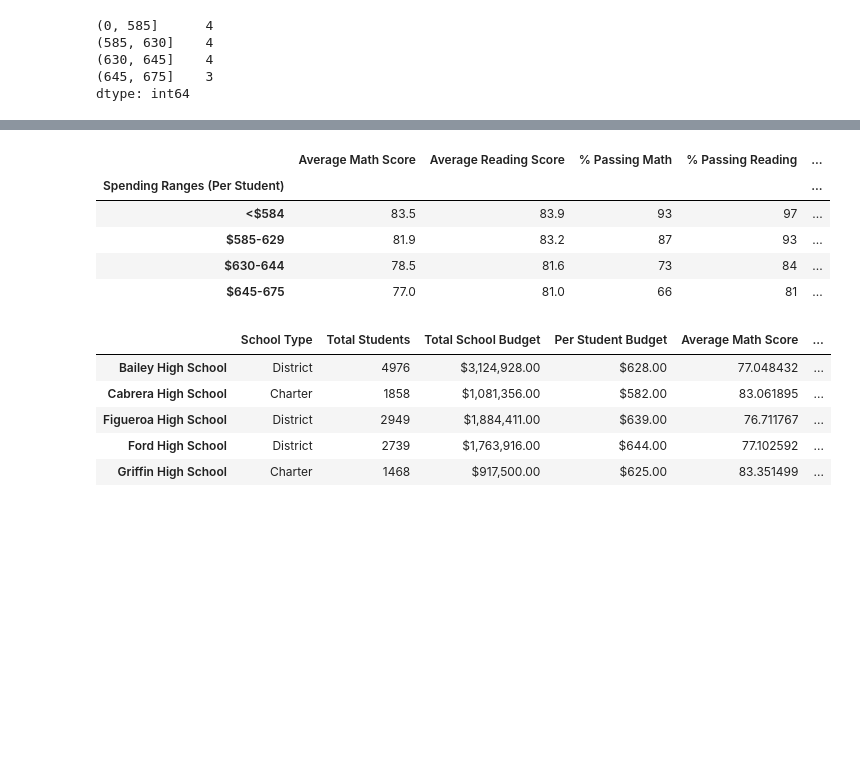
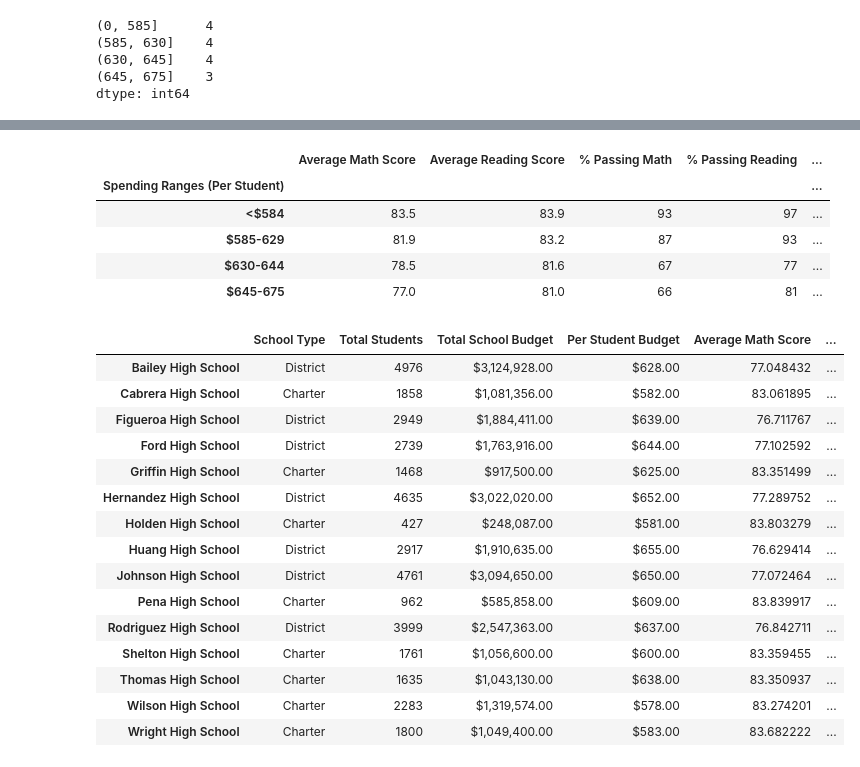
Before and after one commit to AleeAlette1/School_District_Analysis, a Jupyter notebook: PyCitySchools_Challenge.ipynb, the cells around one changed output, grey strips where cells are left out. Drawn from its saved outputs; the diff is of its cells as text; code cells hidden in the pictures; blank space fills up the shorter version.

Commit message:
Uploading PyCitySchools_Challenge and READme file.

```diff
--- a/PyCitySchools.ipynb
+++ b/PyCitySchools_Challenge.ipynb
@@ -751,6 +784,8 @@ dtype: float64
 # %%
 #Calculate the students who passed both math and reading.
-per_passing_math_reading = school_data_complete_df[(school_data_complete_df["math_score"] >= 70) & (school_data_complete_df["reading_score"] >= 70)]
+per_passing_math_reading = school_data_complete_df[
+    (school_data_complete_df["math_score"] >= 70)
+    & (school_data_complete_df["reading_score"] >= 70)]
 
 per_passing_math_reading.head()
 # %% [output]
@@ -763,6 +798,7 @@ per_passing_math_reading.head()
 # %%
-#Calculate the number of students who passed both math and reading.
-per_passing_math_reading = per_passing_math_reading.groupby(["school_name"]).count()["student_name"]
+# Calculate the number of students who passed both math and reading.
+per_passing_math_reading = per_passing_math_reading.groupby(["school_name"]).count()[
+    "student_name"]
 # %%
 #Calculate the overall passing percentage.
 per_overall_passing_percentage = per_passing_math_reading / per_school_counts * 100
@@ -808,9 +827,13 @@ per_school_summary_df.head()
 | Griffin High School | Charter | 1468 | 917500 | 625.0 | 83.351499 | ... |
 # %%
 #Format the Total School Budget and the Per Student Budget columns.
-per_school_summary_df["Total School Budget"] = per_school_summary_df["Total School Budget"].map("${:,.2f}".format)
+per_school_summary_df["Total School Budget"] = per_school_summary_df[
+    "Total School Budget"
+].map("${:,.2f}".format)
 
-per_school_summary_df["Per Student Budget"] = per_school_summary_df["Per Student Budget"].map("${:,.2f}".format)
+per_school_summary_df["Per Student Budget"] = per_school_summary_df[
+    "Per Student Budget"
+].map("${:,.2f}".format)
 
 
 #Display the data frame
@@ -822,3 +845,21 @@ per_school_summary_df.head()
 | Figueroa High School | District | 2949 | $1,884,411.00 | $639.00 | 76.711767 | ... |
 | Ford High School | District | 2739 | $1,763,916.00 | $644.00 | 77.102592 | ... |
 | Griffin High School | Charter | 1468 | $917,500.00 | $625.00 | 83.351499 | ... |
+# %%
+#Reorder the columns in the order you want them to appear.
+new_column_order = [
+    "School Type",
+    "Total Students",
+    "Total School Budget",
+    "Per Student Budget",
+    "Average Math Score",
+    "Average Reading Score",
+    "% Passing Math",
+    "% Passing Reading",
+    "% Overall Passing",]
+
+#Assign district summary df the new column order.
+per_school_summary_df = per_school_summary_df[new_column_order]
+per_school_summary_df
+
+#per_school_summary_df.loc["Thomas High School", :]
@@ -1266,15 +1205,25 @@ spending_summary_df
 | $645-675 | 76.997210 | 81.027843 | 66.164813 | 81.133951 | ... |
 # %%
 #Formatting
-spending_summary_df["Average Math Score"] = spending_summary_df["Average Math Score"].map("{:.1f}".format)
+spending_summary_df["Average Math Score"] = spending_summary_df[
+    "Average Math Score"
+].map("{:.1f}".format)
 
-spending_summary_df["Average Reading Score"] = spending_summary_df["Average Reading Score"].map("{:.1f}".format)
+spending_summary_df["Average Reading Score"] = spending_summary_df[
+    "Average Reading Score"
+].map("{:.1f}".format)
 
-spending_summary_df["% Passing Math"] = spending_summary_df["% Passing Math"].map("{:.0f}".format)
+spending_summary_df["% Passing Math"] = spending_summary_df["% Passing Math"].map(
+    "{:.0f}".format
+)
 
-spending_summary_df["% Passing Reading"] = spending_summary_df["% Passing Reading"].map("{:.0f}".format)
+spending_summary_df["% Passing Reading"] = spending_summary_df["% Passing Reading"].map(
+    "{:.0f}".format
+)
 
-spending_summary_df["% Overall Passing"] = spending_summary_df["% Overall Passing"].map("{:.0f}".format)
+spending_summary_df["% Overall Passing"] = spending_summary_df["% Overall Passing"].map(
+    "{:.0f}".format
+)
 
 spending_summary_df
 # %% [output]
@@ -1282,6 +1231,6 @@ spending_summary_df
 | Spending Ranges (Per Student) |  |  |  |  | ... |
 | <$584 | 83.5 | 83.9 | 93 | 97 | ... |
 | $585-629 | 81.9 | 83.2 | 87 | 93 | ... |
-| $630-644 | 78.5 | 81.6 | 73 | 84 | ... |
+| $630-644 | 78.5 | 81.6 | 67 | 77 | ... |
 | $645-675 | 77.0 | 81.0 | 66 | 81 | ... |
 # %%
@@ -1291,14 +1240,24 @@ group_names = ["Small (<1000)", "Medium (1000-2000)", "Large (2000-5000)"]
 # %%
 #Categorize spending based on the bins.
 per_school_summary_df["School Size"] = pd.cut(per_school_summary_df["Total Students"], size_bins, labels=group_names)
 
-per_school_summary_df.head()
+per_school_summary_df
 # %% [output]
 |  | School Type | Total Students | Total School Budget | Per Student Budget | Average Math Score | ... |
 | Bailey High School | District | 4976 | $3,124,928.00 | $628.00 | 77.048432 | ... |
 | Cabrera High School | Charter | 1858 | $1,081,356.00 | $582.00 | 83.061895 | ... |
 | Figueroa High School | District | 2949 | $1,884,411.00 | $639.00 | 76.711767 | ... |
 | Ford High School | District | 2739 | $1,763,916.00 | $644.00 | 77.102592 | ... |
 | Griffin High School | Charter | 1468 | $917,500.00 | $625.00 | 83.351499 | ... |
+| Hernandez High School | District | 4635 | $3,022,020.00 | $652.00 | 77.289752 | ... |
+| Holden High School | Charter | 427 | $248,087.00 | $581.00 | 83.803279 | ... |
+| Huang High School | District | 2917 | $1,910,635.00 | $655.00 | 76.629414 | ... |
+| Johnson High School | District | 4761 | $3,094,650.00 | $650.00 | 77.072464 | ... |
+| Pena High School | Charter | 962 | $585,858.00 | $609.00 | 83.839917 | ... |
+| Rodriguez High School | District | 3999 | $2,547,363.00 | $637.00 | 76.842711 | ... |
+| Shelton High School | Charter | 1761 | $1,056,600.00 | $600.00 | 83.359455 | ... |
+| Thomas High School | Charter | 1635 | $1,043,130.00 | $638.00 | 83.350937 | ... |
+| Wilson High School | Charter | 2283 | $1,319,574.00 | $578.00 | 83.274201 | ... |
+| Wright High School | Charter | 1800 | $1,049,400.00 | $583.00 | 83.682222 | ... |
 # %%
 #Calculate averages for the desired columns.
```
Also changed, not shown: parts of 103 cells of this notebook, 4 other files.
